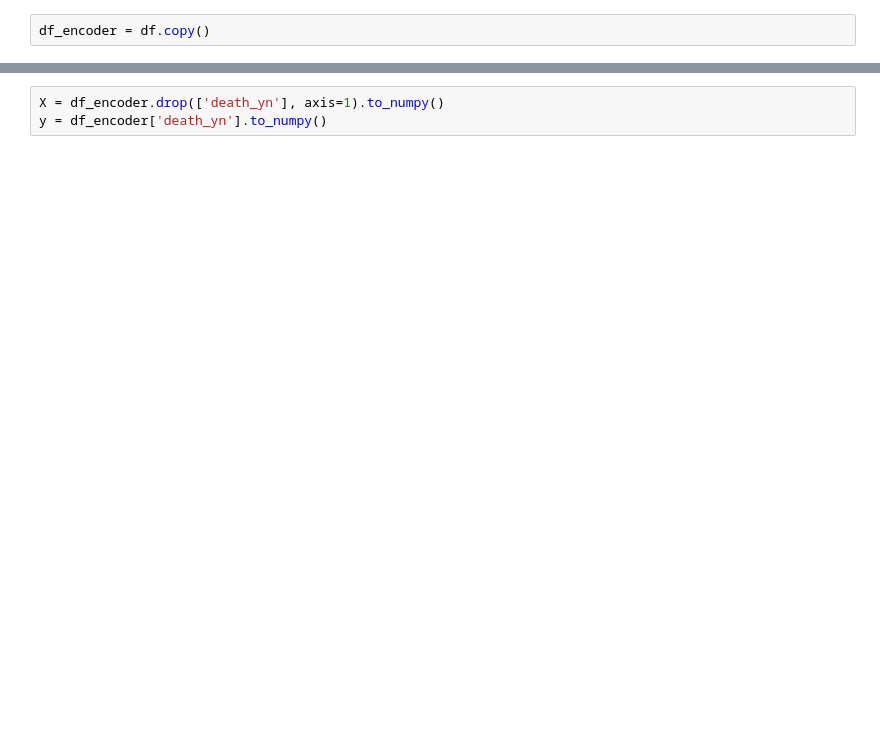
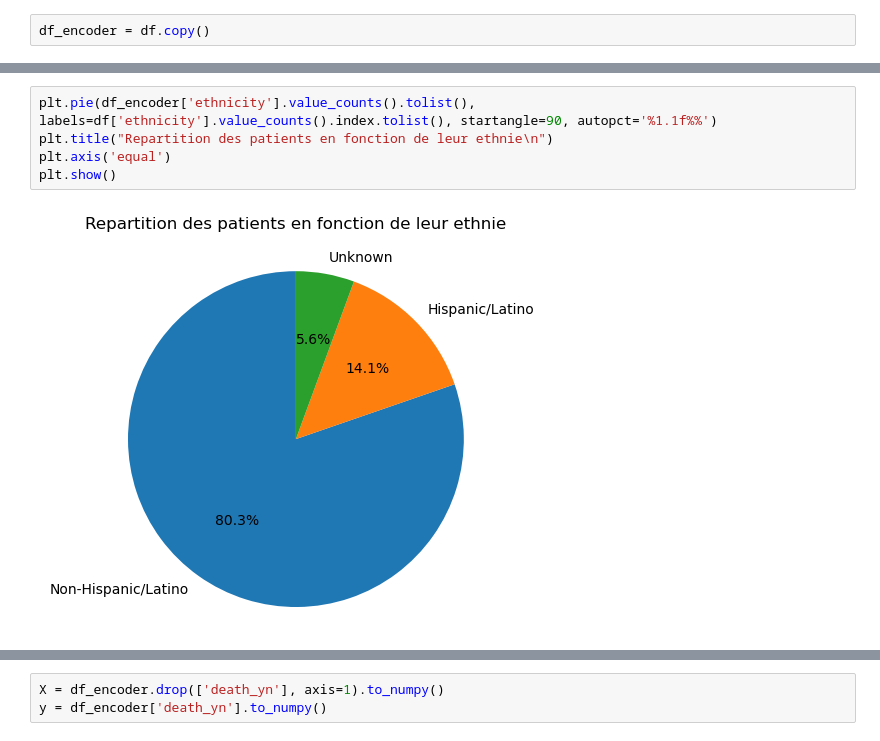
Before and after one commit to AkimSaadi/TER-Covid, a Jupyter notebook: Classifier Covid 19.ipynb, the cells around one changed output, grey strips where cells are left out. Saved outputs shown, nothing was run; the diff lists cells and outputs as text; blank space fills up the shorter version.

```diff
--- a/Classifier Covid 19.ipynb
+++ b/Classifier Covid 19.ipynb
@@ -232,0 +76,7 @@ def fun_decision_tree(X_train,y_train,X_test,y_test):
+# %%
+plt.pie(df_encoder['ethnicity'].value_counts().tolist(), labels=df['ethnicity'].value_counts().index.tolist(), startangle=90, autopct='%1.1f%%')
+plt.title("Repartition des patients en fonction de leur ethnie\n")
+plt.axis('equal')
+plt.show()
+# %% [output]
+[figure, added]
```
Also changed, not shown: parts of 55 cells of this notebook, 4 other files.
